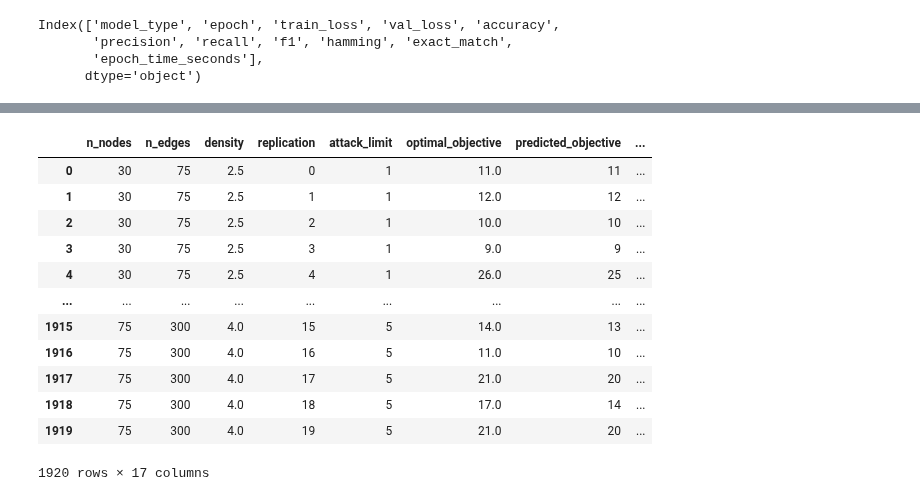
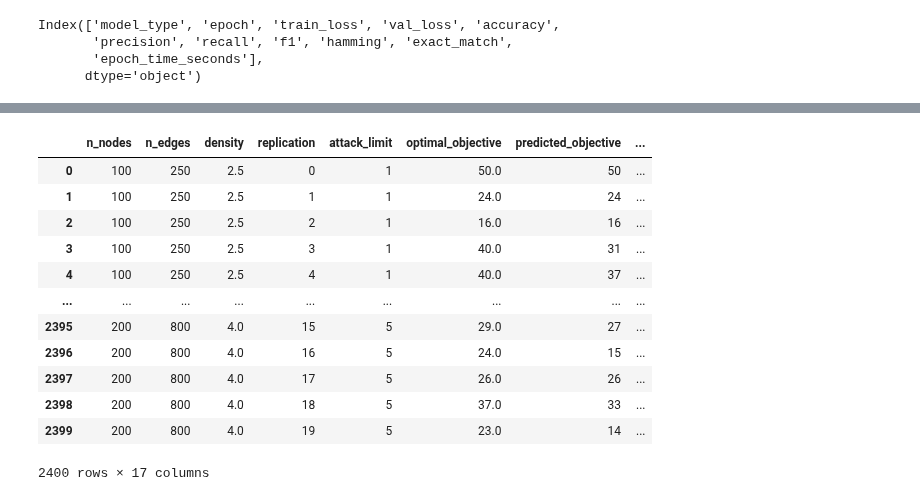
Before and after one commit to EmmaDAllen/ED-Allen-NPS-Thesis, a Jupyter notebook: results/Plotted Results.ipynb, the cells around one changed output, grey strips where cells are left out. Drawn from its saved outputs; the diff is of its cells as text; code cells hidden in the pictures.

```diff
--- a/results/Plotted Results.ipynb
+++ b/results/Plotted Results.ipynb
@@ -200,5 +185,5 @@ df_tropical_eval[
 # %%
-df_transformer_eval = pd.read_csv('evaluation_results_transformer.csv')
+df_transformer_eval = pd.read_csv('evaluation_results_transformer_ood_size.csv')
 df_transformer_eval.head()
 # %% [output]
 |  | n_nodes | n_edges | density | replication | attack_limit | optimal_objective | predicted_objective | ... |
@@ -210,5 +195,5 @@ df_transformer_eval.head()
 # %%
-df_edge_eval = pd.read_csv('evaluation_results_edge_transformer.csv')
+df_edge_eval = pd.read_csv('evaluation_results_edge_transformer_ood_size.csv')
 df_edge_eval.head()
 # %% [output]
 |  | n_nodes | n_edges | density | replication | attack_limit | optimal_objective | predicted_objective | ... |
@@ -220,5 +205,5 @@ df_edge_eval.head()
 # %%
-df_gnn_eval = pd.read_csv('evaluation_results_gnn.csv')
+df_gnn_eval = pd.read_csv('evaluation_results_gnn_ood_size.csv')
 df_gnn_eval.head()
 # %% [output]
 |  | n_nodes | n_edges | density | replication | attack_limit | optimal_objective | predicted_objective | ... |
@@ -229,0 +215,3 @@ df_gnn_eval.head()
+# %%
+df_tropical_fast_eval = pd.read_csv('evaluation_results_tropical_v2_ood_size.csv')
+df_tropical_fast_eval.head()
@@ -230,26 +225,27 @@ df_gnn_eval.head()
 # %%
 df_tropical_eval["model_type"] = "tropical"
 df_transformer_eval["model_type"] = "transformer"
 df_gnn_eval["model_type"] = "gnn"
 df_edge_eval["model_type"] = "edge_transformer"
+df_tropical_fast_eval["model_type"] = "tropical_v2"
 
 df_all_eval = pd.concat(
-    [df_tropical_eval, df_transformer_eval, df_gnn_eval, df_edge_eval],
+    [df_tropical_eval, df_transformer_eval, df_gnn_eval, df_edge_eval,df_tropical_fast_eval],
     ignore_index=True
 )
 
 df_all_eval
 # %% [output]
 |  | n_nodes | n_edges | density | replication | attack_limit | optimal_objective | predicted_objective | ... |
-| 0 | 30 | 75 | 2.5 | 0 | 1 | 11.0 | 11 | ... |
-| 1 | 30 | 75 | 2.5 | 1 | 1 | 12.0 | 12 | ... |
-| 2 | 30 | 75 | 2.5 | 2 | 1 | 10.0 | 10 | ... |
-| 3 | 30 | 75 | 2.5 | 3 | 1 | 9.0 | 9 | ... |
-| 4 | 30 | 75 | 2.5 | 4 | 1 | 26.0 | 25 | ... |
+| 0 | 100 | 250 | 2.5 | 0 | 1 | 50.0 | 50 | ... |
+| 1 | 100 | 250 | 2.5 | 1 | 1 | 24.0 | 24 | ... |
+| 2 | 100 | 250 | 2.5 | 2 | 1 | 16.0 | 16 | ... |
+| 3 | 100 | 250 | 2.5 | 3 | 1 | 40.0 | 31 | ... |
+| 4 | 100 | 250 | 2.5 | 4 | 1 | 40.0 | 37 | ... |
 | ... | ... | ... | ... | ... | ... | ... | ... | ... |
-| 1915 | 75 | 300 | 4.0 | 15 | 5 | 14.0 | 13 | ... |
-| 1916 | 75 | 300 | 4.0 | 16 | 5 | 11.0 | 10 | ... |
-| 1917 | 75 | 300 | 4.0 | 17 | 5 | 21.0 | 20 | ... |
-| 1918 | 75 | 300 | 4.0 | 18 | 5 | 17.0 | 14 | ... |
-| 1919 | 75 | 300 | 4.0 | 19 | 5 | 21.0 | 20 | ... |
+| 2395 | 200 | 800 | 4.0 | 15 | 5 | 29.0 | 27 | ... |
+| 2396 | 200 | 800 | 4.0 | 16 | 5 | 24.0 | 15 | ... |
+| 2397 | 200 | 800 | 4.0 | 17 | 5 | 26.0 | 26 | ... |
+| 2398 | 200 | 800 | 4.0 | 18 | 5 | 37.0 | 33 | ... |
+| 2399 | 200 | 800 | 4.0 | 19 | 5 | 23.0 | 14 | ... |
-1920 rows × 17 columns
+2400 rows × 17 columns
```
Also changed, not shown: parts of 16 cells of this notebook, 4 other files.
